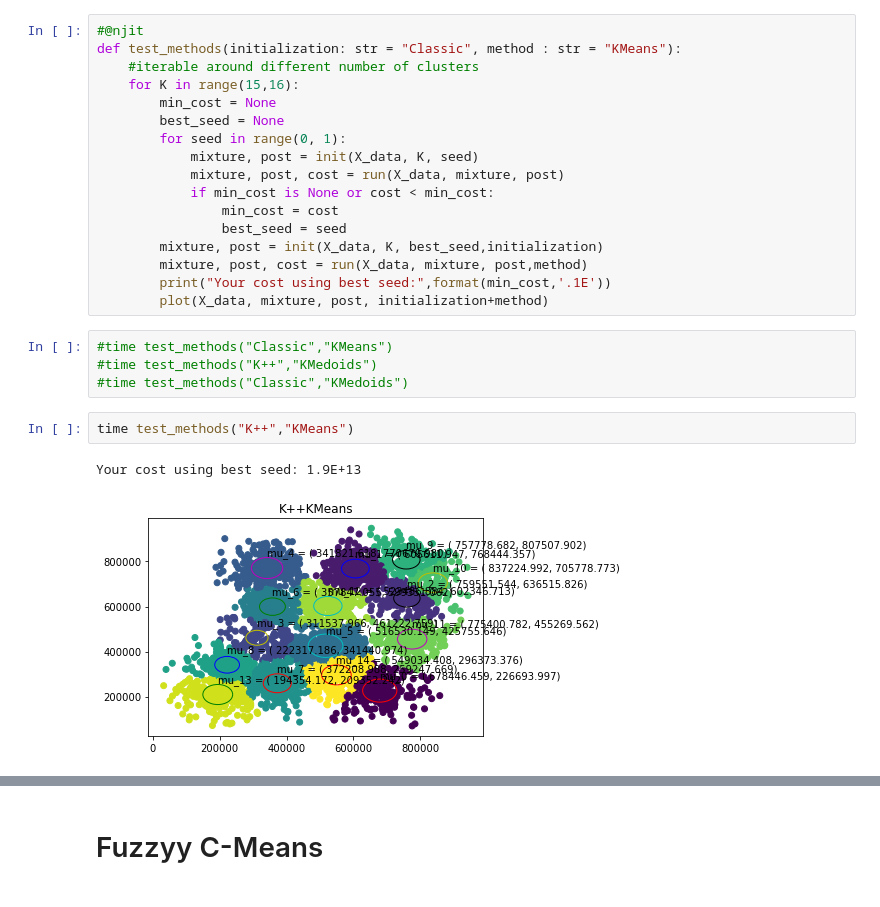
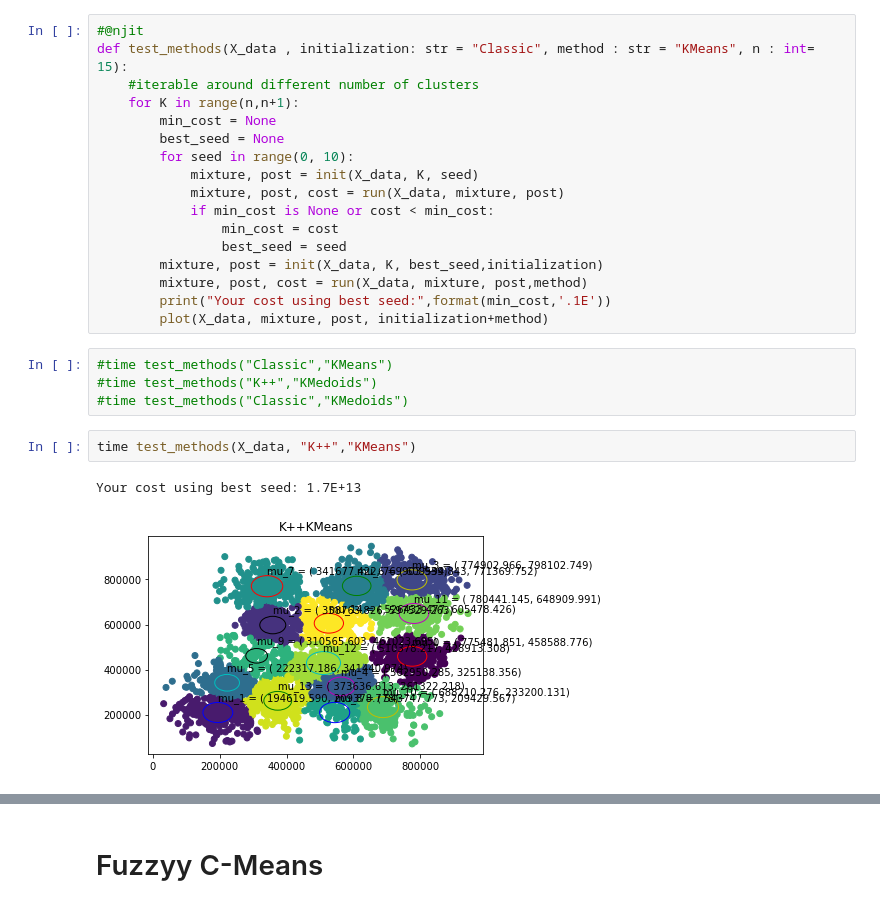
Before and after one commit to AlexTru96/Unsupervised_learning, a Jupyter notebook: Exercises2.ipynb, the cells around one changed output, grey strips where cells are left out. Drawn from its saved outputs; the diff is of its cells as text.

```diff
--- a/Exercises2.ipynb
+++ b/Exercises2.ipynb
@@ -200,12 +200,12 @@ def run(X: np.ndarray, mixture: Mixture,
     return mixture, post, cost
 # %%
 #@njit
-def test_methods(initialization: str = "Classic", method : str = "KMeans"):
+def test_methods(X_data , initialization: str = "Classic", method : str = "KMeans", n : int= 15):
     #iterable around different number of clusters
-    for K in range(15,16):
+    for K in range(n,n+1):
         min_cost = None
         best_seed = None
-        for seed in range(0, 1):
+        for seed in range(0, 10):
             mixture, post = init(X_data, K, seed)
             mixture, post, cost = run(X_data, mixture, post)
             if min_cost is None or cost < min_cost:
@@ -220,7 +220,7 @@ def test_methods(initialization: str = "Classic", method : str = "KMeans"):
 #time test_methods("K++","KMedoids")
 #time test_methods("Classic","KMedoids")
 # %%
-time test_methods("K++","KMeans")
+time test_methods(X_data, "K++","KMeans")
 # %% [output]
-Your cost using best seed: 1.9E+13
+Your cost using best seed: 1.7E+13
-[figure, old version]
+[figure, new version]
```
Also changed, not shown: parts of 5 cells of this notebook, 2 other files.
